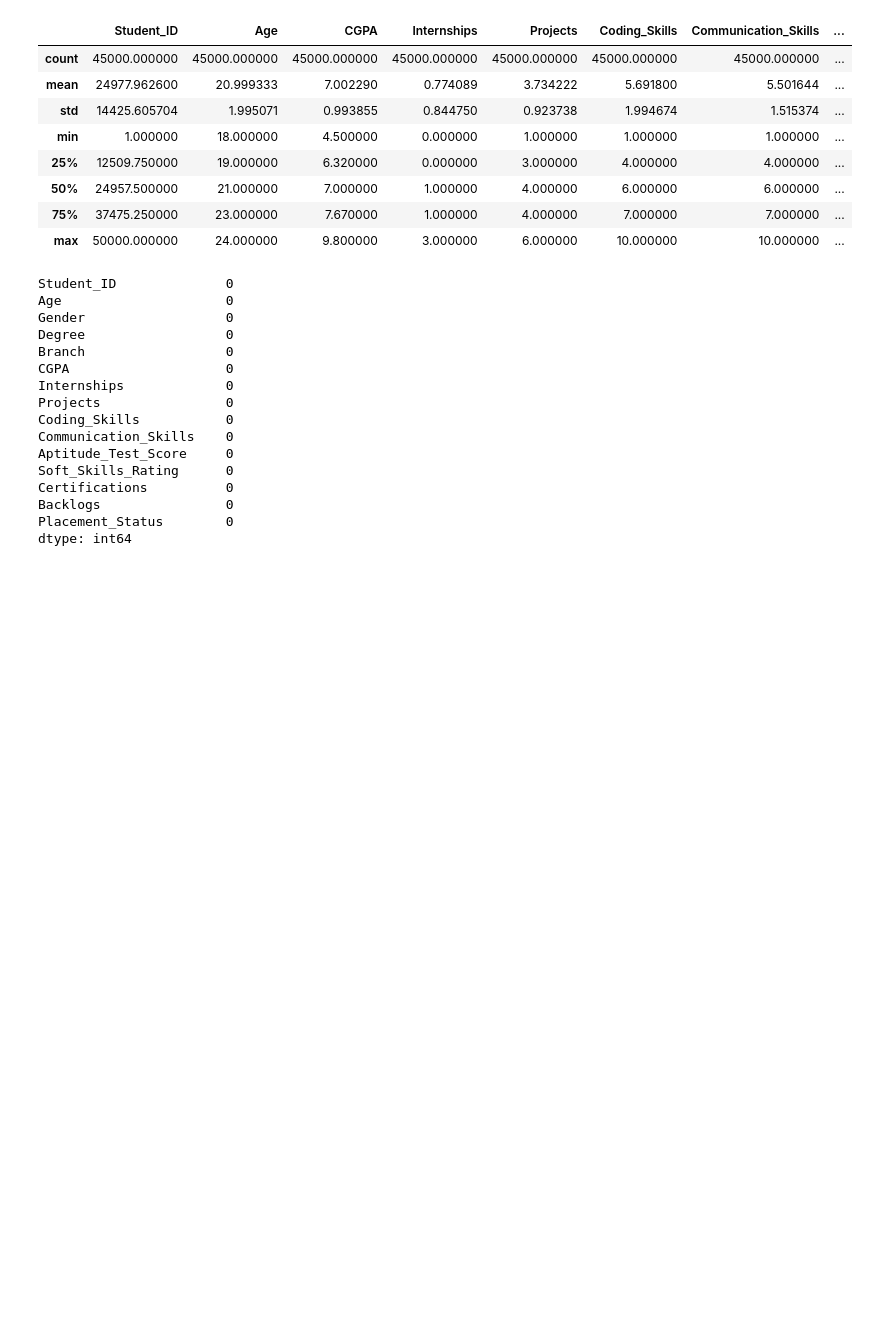
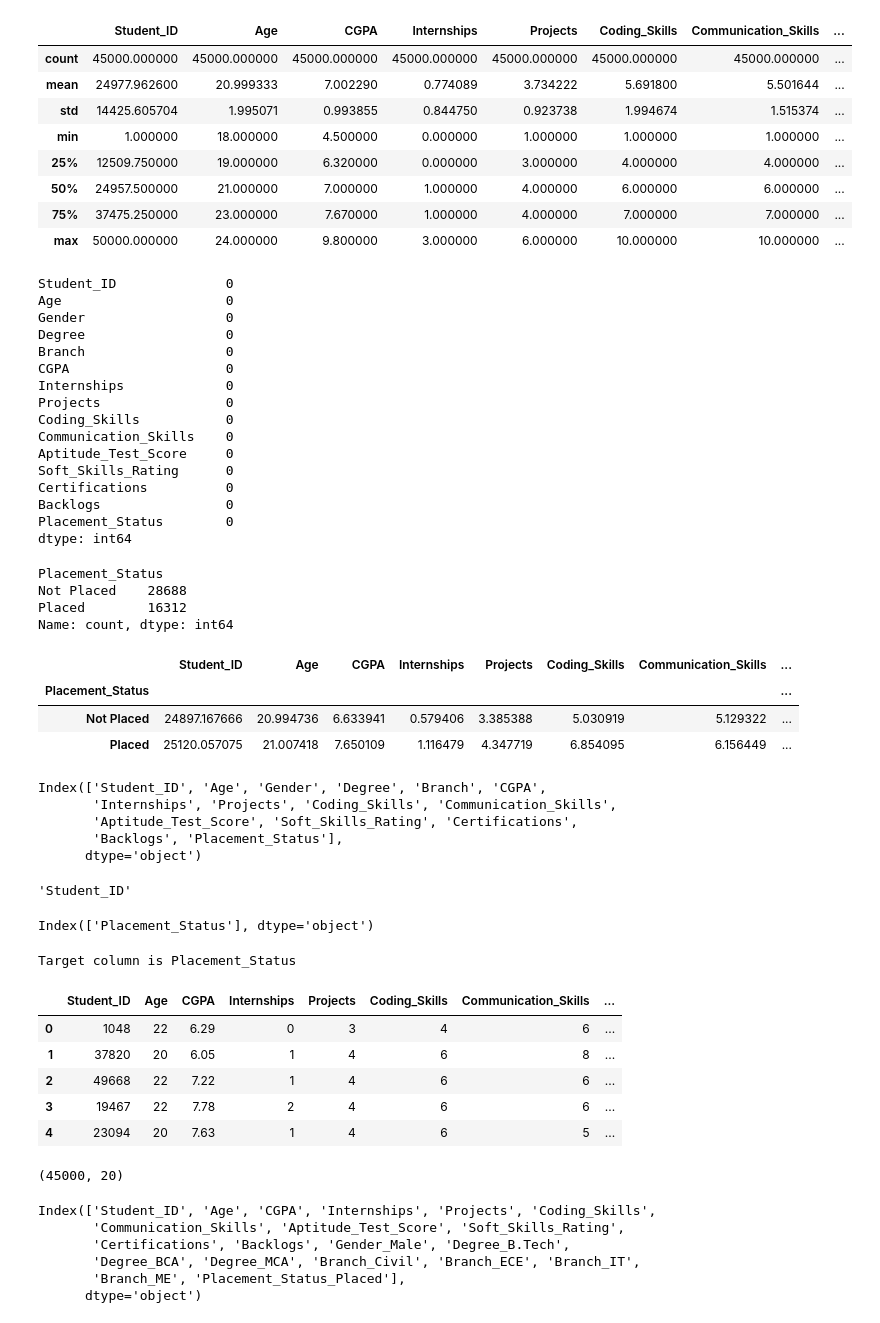
Before and after one commit to amaymishra1104/AI-Placement-Predictor, a Jupyter notebook: placement_analysis.ipynb, the cells around one changed output. Drawn from its saved outputs; the diff is of its cells as text; code cells hidden in the pictures; blank space fills up the shorter version.

```diff
--- a/placement_analysis.ipynb
+++ b/placement_analysis.ipynb
@@ -92,3 +92,51 @@ Certifications          0
 Backlogs                0
 Placement_Status        0
 dtype: int64
+# %%
+df['Placement_Status'].value_counts()
+# %% [output]
+Placement_Status
+Not Placed    28688
+Placed        16312
+Name: count, dtype: int64
+# %%
+df.groupby('Placement_Status').mean(numeric_only=True)
+# %% [output]
+|  | Student_ID | Age | CGPA | Internships | Projects | Coding_Skills | Communication_Skills | ... |
+| Placement_Status |  |  |  |  |  |  |  | ... |
+| Not Placed | 24897.167666 | 20.994736 | 6.633941 | 0.579406 | 3.385388 | 5.030919 | 5.129322 | ... |
+| Placed | 25120.057075 | 21.007418 | 7.650109 | 1.116479 | 4.347719 | 6.854095 | 6.156449 | ... |
+# %%
+df.columns
+# %% [output]
+Index(['Student_ID', 'Age', 'Gender', 'Degree', 'Branch', 'CGPA',
+       'Internships', 'Projects', 'Coding_Skills', 'Communication_Skills',
+       'Aptitude_Test_Score', 'Soft_Skills_Rating', 'Certifications',
+       'Backlogs', 'Placement_Status'],
+      dtype='object')
+# %%
+df.columns[0]
+# %% [output]
+'Student_ID'
+# %%
+df.columns[df.columns.str.contains('Placement_Status')]
+# %% [output]
+Index(['Placement_Status'], dtype='object')
+# %%
+print("Target column is Placement_Status")
+# %% [output]
+Target column is Placement_Status
+# %%
+df = pd.get_dummies(df, drop_first=True)
+df.head()
+# %% [output]
+|  | Student_ID | Age | CGPA | Internships | Projects | Coding_Skills | Communication_Skills | ... |
+| 0 | 1048 | 22 | 6.29 | 0 | 3 | 4 | 6 | ... |
+| 1 | 37820 | 20 | 6.05 | 1 | 4 | 6 | 8 | ... |
+| 2 | 49668 | 22 | 7.22 | 1 | 4 | 6 | 6 | ... |
+| 3 | 19467 | 22 | 7.78 | 2 | 4 | 6 | 6 | ... |
+| 4 | 23094 | 20 | 7.63 | 1 | 4 | 6 | 5 | ... |
+# %%
+df.shape
+# %% [output]
+(45000, 20)
@@ -94,0 +145,9 @@ dtype: int64
+# %%
+df.columns
+# %% [output]
+Index(['Student_ID', 'Age', 'CGPA', 'Internships', 'Projects', 'Coding_Skills',
+       'Communication_Skills', 'Aptitude_Test_Score', 'Soft_Skills_Rating',
+       'Certifications', 'Backlogs', 'Gender_Male', 'Degree_B.Tech',
+       'Degree_BCA', 'Degree_MCA', 'Branch_Civil', 'Branch_ECE', 'Branch_IT',
+       'Branch_ME', 'Placement_Status_Placed'],
+      dtype='object')
```
Also changed, not shown: parts of 9 cells of this notebook.
